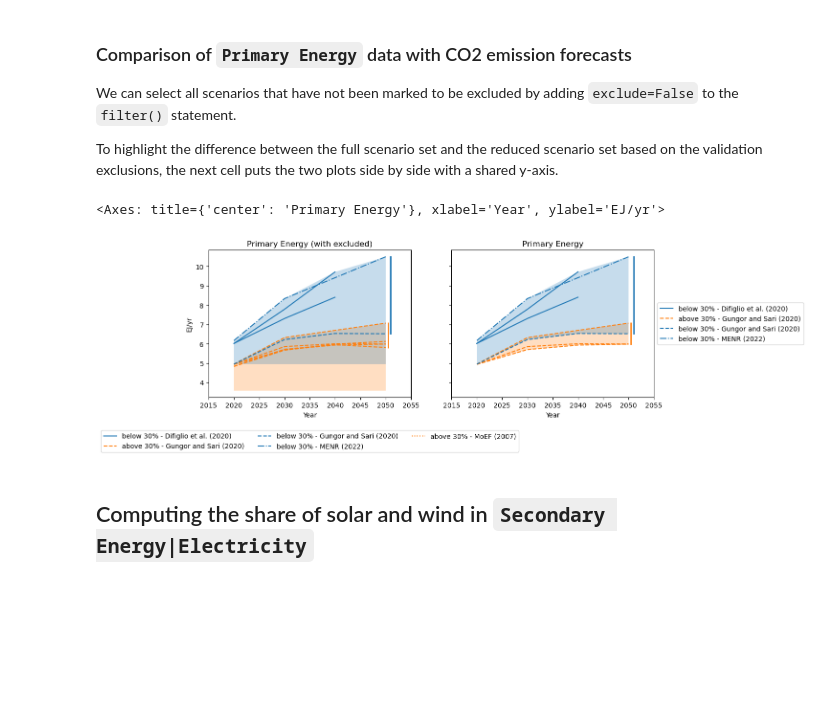
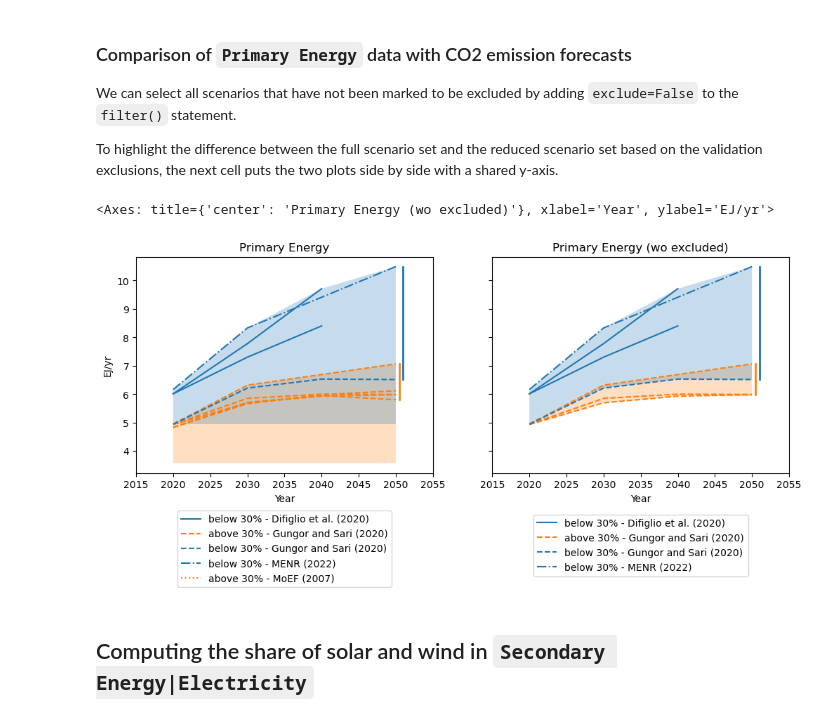
Before and after one commit to gorkemgungormetu/Turkish_energy_and_climate_pathways, a Jupyter notebook: meta_analysis.ipynb, the cells around one changed output. Cells and saved outputs as stored; diff of their text form; code cells hidden in the pictures; blank space fills up the shorter version.

```diff
--- a/meta_analysis.ipynb
+++ b/meta_analysis.ipynb
@@ -858,17 +861,17 @@ To highlight the difference between the full scenario set and the reduced scenar
 # %%
 %%capture --no-display
 
 fig, ax = plt.subplots(1, 2, figsize=(12, 4), sharey=True)
 
 df_pe = df.filter(variable="Primary Energy", year=range(2020,2060))
 
 df_pe.plot(ax=ax[0], color="Share of coal", linestyle="model", fill_between=True, final_ranges=True,
-           title="Primary Energy (with excluded)", legend={"loc":"outside bottom"})
+           title="Primary Energy", legend=dict(loc='lower center', bbox_to_anchor=(0.5, -0.55)))
 df_pe.filter(exclude=False).plot(ax=ax[1], color="Share of coal", linestyle="model", fill_between=True, final_ranges=True,
-           title="Primary Energy", legend={"loc":"outside right"})
+           title="Primary Energy (wo excluded)", legend=dict(loc='lower center', bbox_to_anchor=(0.5, -0.5)))
 # %% [output]
-<Axes: title={'center': 'Primary Energy'}, xlabel='Year', ylabel='EJ/yr'>
+<Axes: title={'center': 'Primary Energy (wo excluded)'}, xlabel='Year', ylabel='EJ/yr'>
-[figure, old version]
+[figure, new version]
 # %% [markdown]
 ## Computing the share of solar and wind in `Secondary Energy|Electricity`
 ![image.png](attachment:image.png)
```
Also changed, not shown: parts of 19 cells of this notebook.
